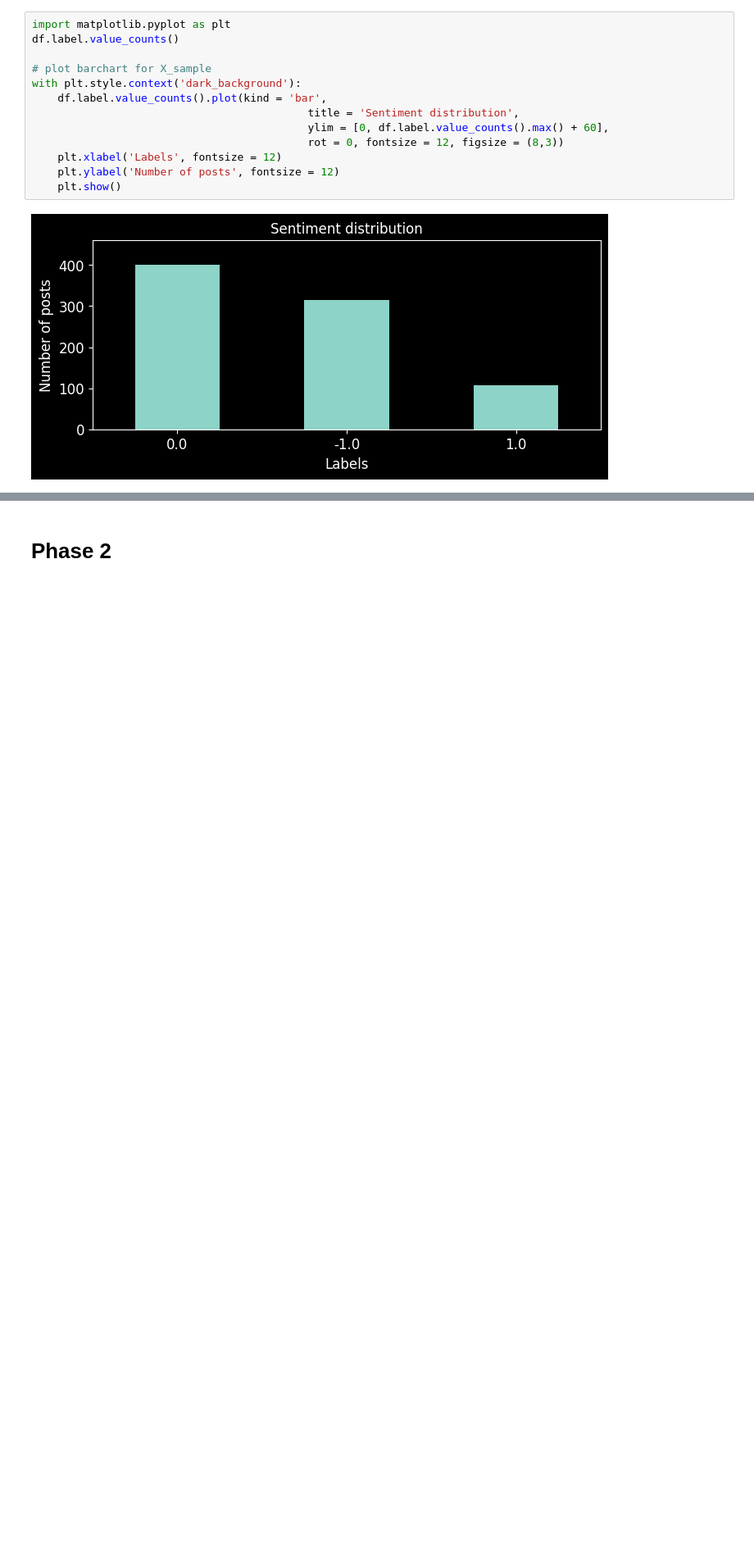
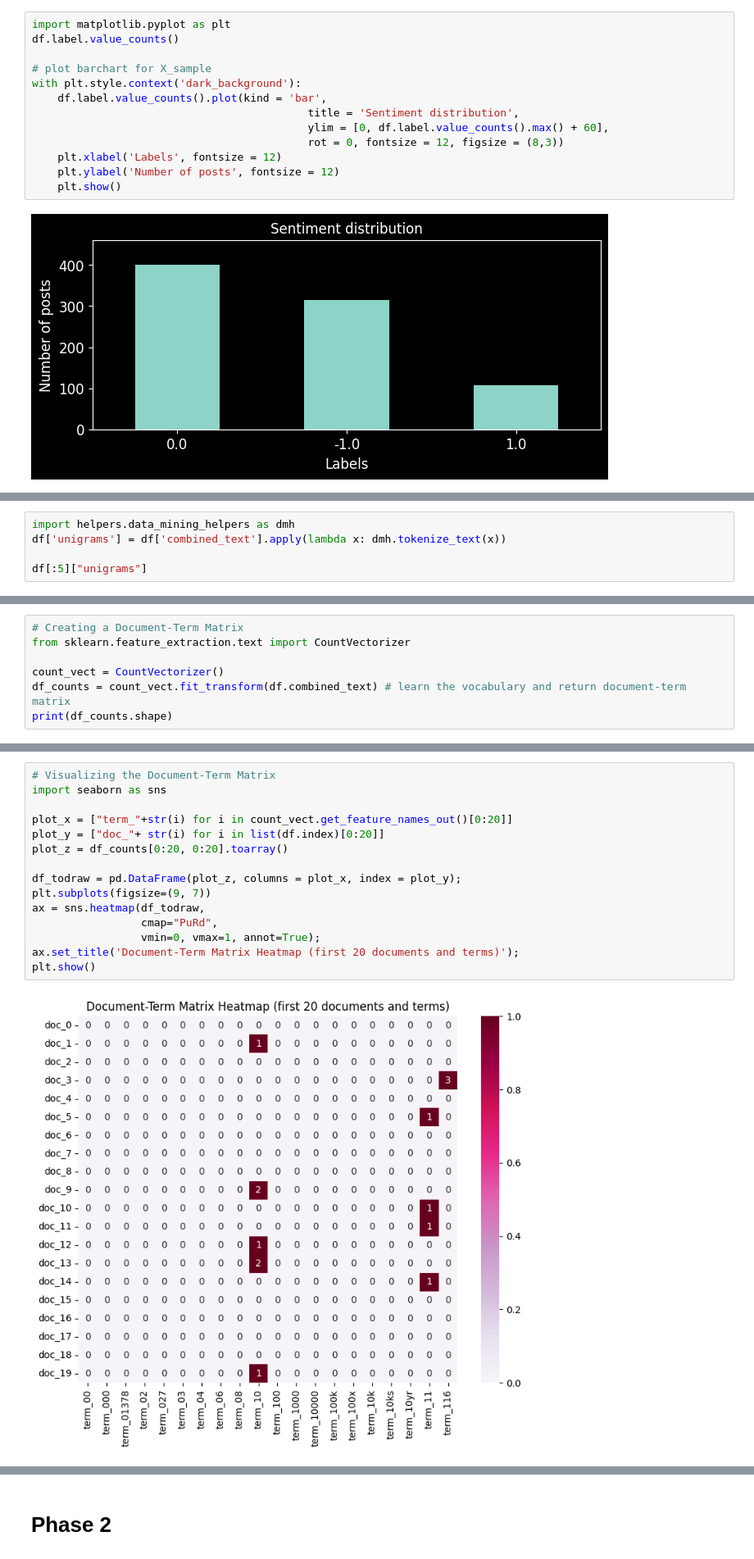
Before and after one commit to Thewo-6/DM2025-Lab1-Exercise, a Jupyter notebook: DM2025-Lab1-Homework.ipynb, the cells around one changed output, grey strips where cells are left out. Shown at 82% size. Saved outputs shown, nothing was run; the diff lists cells and outputs as text; blank space fills up the shorter version.

```diff
--- a/DM2025-Lab1-Homework.ipynb
+++ b/DM2025-Lab1-Homework.ipynb
@@ -156,0 +170,5 @@ with plt.style.context('dark_background'):
+# %%
+import helpers.data_mining_helpers as dmh
+df['unigrams'] = df['combined_text'].apply(lambda x: dmh.tokenize_text(x))
+
+df[:5]["unigrams"]
@@ -156,0 +182,7 @@ with plt.style.context('dark_background'):
+# %%
+# Creating a Document-Term Matrix
+from sklearn.feature_extraction.text import CountVectorizer
+
+count_vect = CountVectorizer()
+df_counts = count_vect.fit_transform(df.combined_text) # learn the vocabulary and return document-term matrix
+print(df_counts.shape)
@@ -156,0 +195,17 @@ with plt.style.context('dark_background'):
+# %%
+# Visualizing the Document-Term Matrix
+import seaborn as sns
+
+plot_x = ["term_"+str(i) for i in count_vect.get_feature_names_out()[0:20]]
+plot_y = ["doc_"+ str(i) for i in list(df.index)[0:20]]
+plot_z = df_counts[0:20, 0:20].toarray()
+
+df_todraw = pd.DataFrame(plot_z, columns = plot_x, index = plot_y);
+plt.subplots(figsize=(9, 7))
+ax = sns.heatmap(df_todraw,
+                 cmap="PuRd",
+                 vmin=0, vmax=1, annot=True);
+ax.set_title('Document-Term Matrix Heatmap (first 20 documents and terms)');
+plt.show()
+# %% [output]
+[figure, added]
```
Also changed, not shown: parts of 6 cells of this notebook, 2 other files.
